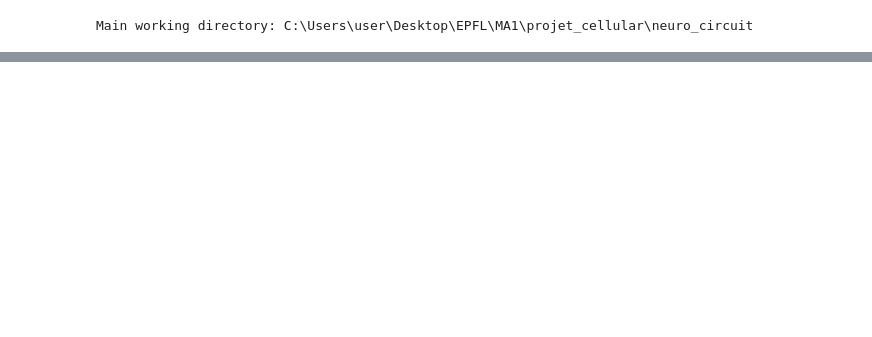
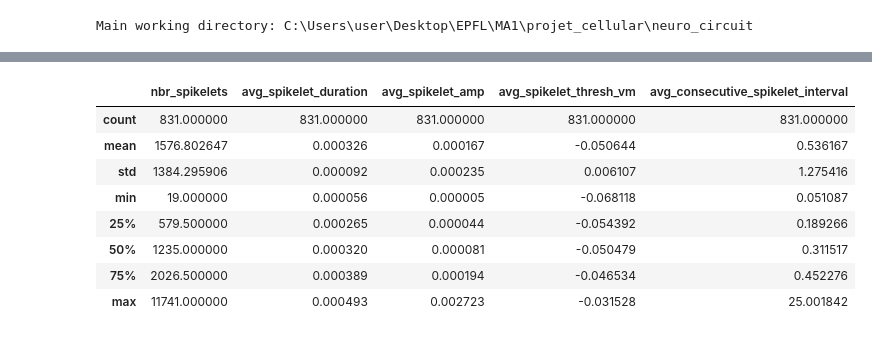
Before and after one commit to maxcaa/neuro_circuit, a Jupyter notebook: Cleardoc.ipynb, the cells around one changed output, grey strips where cells are left out. Drawn from its saved outputs; the diff is of its cells as text; code cells hidden in the pictures; blank space fills up the shorter version.

```diff
--- a/Cleardoc.ipynb
+++ b/Cleardoc.ipynb
@@ -74,0 +113,12 @@ ValueError: Shape of passed values is (103, 1), indices imply (103, 6)
+# %%
+spikelet_summary_df.describe()
+# %% [output]
+|  | nbr_spikelets | avg_spikelet_duration | avg_spikelet_amp | avg_spikelet_thresh_vm | avg_consecutive_spikelet_interval |
+| count | 831.000000 | 831.000000 | 831.000000 | 831.000000 | 831.000000 |
+| mean | 1576.802647 | 0.000326 | 0.000167 | -0.050644 | 0.536167 |
+| std | 1384.295906 | 0.000092 | 0.000235 | 0.006107 | 1.275416 |
+| min | 19.000000 | 0.000056 | 0.000005 | -0.068118 | 0.051087 |
+| 25% | 579.500000 | 0.000265 | 0.000044 | -0.054392 | 0.189266 |
+| 50% | 1235.000000 | 0.000320 | 0.000081 | -0.050479 | 0.311517 |
+| 75% | 2026.500000 | 0.000389 | 0.000194 | -0.046534 | 0.452276 |
+| max | 11741.000000 | 0.000493 | 0.002723 | -0.031528 | 25.001842 |
```
Also changed, not shown: parts of 4 cells of this notebook, 1 other file.
